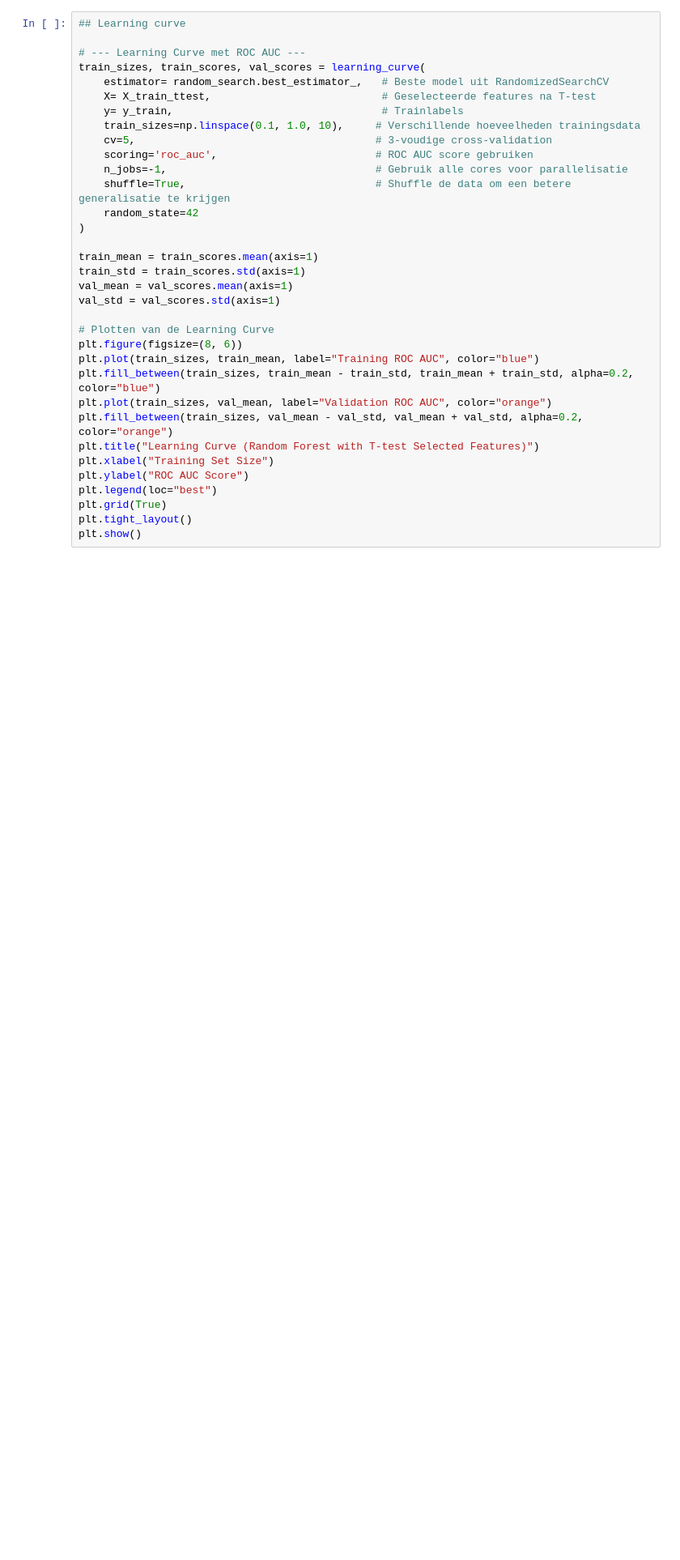
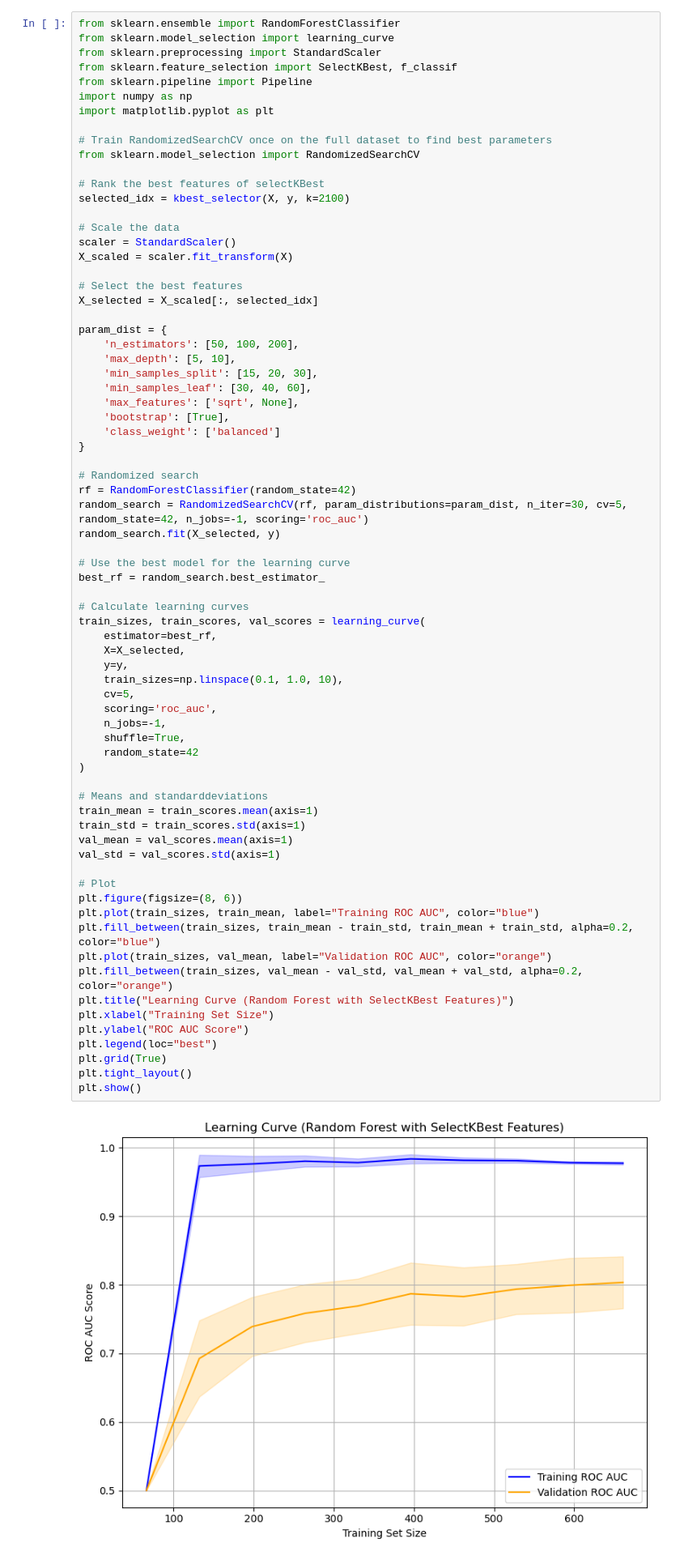
Before and after one commit to A-Bosselaar/TM10007-Machine-Learning-assignment, a Jupyter notebook: assignment_ecg.ipynb, the cells around one changed output. Shown: that part at 81% size. Saved outputs shown, nothing was run; the diff lists cells and outputs as text; blank space fills up the shorter version.

Commit message:
learning curve weer toegevoegd

```diff
--- a/assignment_ecg.ipynb
+++ b/assignment_ecg.ipynb
@@ -801,39 +801,79 @@ plt.show()
 NameError: name 'pr_folds' is not defined
 <Figure size 576x432 with 0 Axes>
 # %%
-## Learning curve
+from sklearn.ensemble import RandomForestClassifier
+from sklearn.model_selection import learning_curve
+from sklearn.preprocessing import StandardScaler
+from sklearn.feature_selection import SelectKBest, f_classif
+from sklearn.pipeline import Pipeline
+import numpy as np
+import matplotlib.pyplot as plt
 
-# --- Learning Curve met ROC AUC ---
+# Train RandomizedSearchCV once on the full dataset to find best parameters
+from sklearn.model_selection import RandomizedSearchCV
+
+# Rank the best features of selectKBest
+selected_idx = kbest_selector(X, y, k=2100)
+
+# Scale the data
+scaler = StandardScaler()
+X_scaled = scaler.fit_transform(X)
+
+# Select the best features
+X_selected = X_scaled[:, selected_idx]
+
+param_dist = {
+    'n_estimators': [50, 100, 200],
+    'max_depth': [5, 10],
+    'min_samples_split': [15, 20, 30],
+    'min_samples_leaf': [30, 40, 60],
+    'max_features': ['sqrt', None],
+    'bootstrap': [True],
+    'class_weight': ['balanced']
+}
+
+# Randomized search
+rf = RandomForestClassifier(random_state=42)
+random_search = RandomizedSearchCV(rf, param_distributions=param_dist, n_iter=30, cv=5, random_state=42, n_jobs=-1, scoring='roc_auc')
+random_search.fit(X_selected, y)
+
+# Use the best model for the learning curve
+best_rf = random_search.best_estimator_
+
+# Calculate learning curves
 train_sizes, train_scores, val_scores = learning_curve(
-    estimator= random_search.best_estimator_,   # Beste model uit RandomizedSearchCV
-    X= X_train_ttest,                           # Geselecteerde features na T-test
-    y= y_train,                                 # Trainlabels
-    train_sizes=np.linspace(0.1, 1.0, 10),     # Verschillende hoeveelheden trainingsdata
-    cv=5,                                      # 3-voudige cross-validation
-    scoring='roc_auc',                         # ROC AUC score gebruiken
-    n_jobs=-1,                                 # Gebruik alle cores voor parallelisatie
-    shuffle=True,                              # Shuffle de data om een betere generalisatie te krijgen
+    estimator=best_rf,
+    X=X_selected,
+    y=y,
+    train_sizes=np.linspace(0.1, 1.0, 10),
+    cv=5,
+    scoring='roc_auc',
+    n_jobs=-1,
+    shuffle=True,
     random_state=42
 )
 
+# Means and standarddeviations
 train_mean = train_scores.mean(axis=1)
 train_std = train_scores.std(axis=1)
 val_mean = val_scores.mean(axis=1)
 val_std = val_scores.std(axis=1)
 
-# Plotten van de Learning Curve
+# Plot
 plt.figure(figsize=(8, 6))
 plt.plot(train_sizes, train_mean, label="Training ROC AUC", color="blue")
 plt.fill_between(train_sizes, train_mean - train_std, train_mean + train_std, alpha=0.2, color="blue")
 plt.plot(train_sizes, val_mean, label="Validation ROC AUC", color="orange")
 plt.fill_between(train_sizes, val_mean - val_std, val_mean + val_std, alpha=0.2, color="orange")
-plt.title("Learning Curve (Random Forest with T-test Selected Features)")
+plt.title("Learning Curve (Random Forest with SelectKBest Features)")
 plt.xlabel("Training Set Size")
 plt.ylabel("ROC AUC Score")
 plt.legend(loc="best")
 plt.grid(True)
 plt.tight_layout()
 plt.show()
+# %% [output]
+[figure, added]
 # %% [markdown]
 ### 4.2 SVM classifier
 # %%
```
